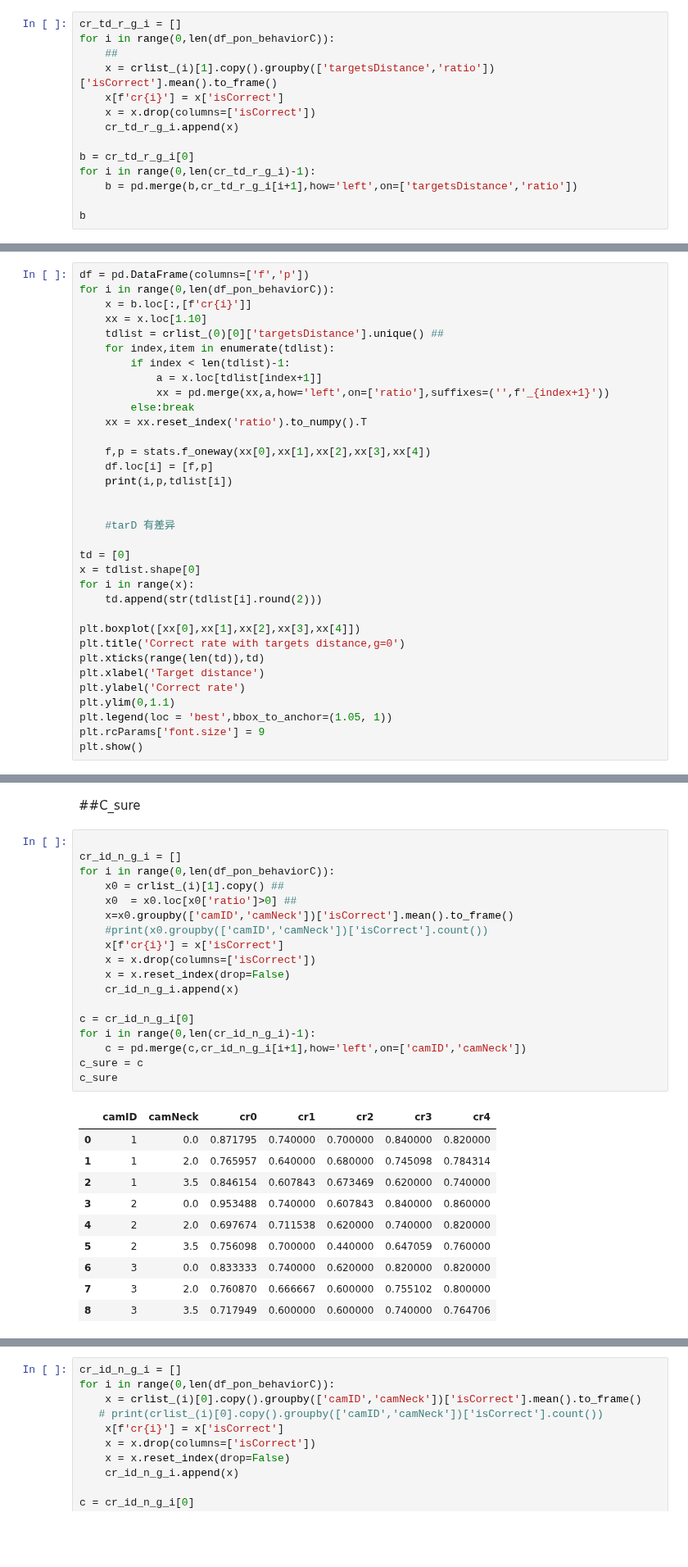
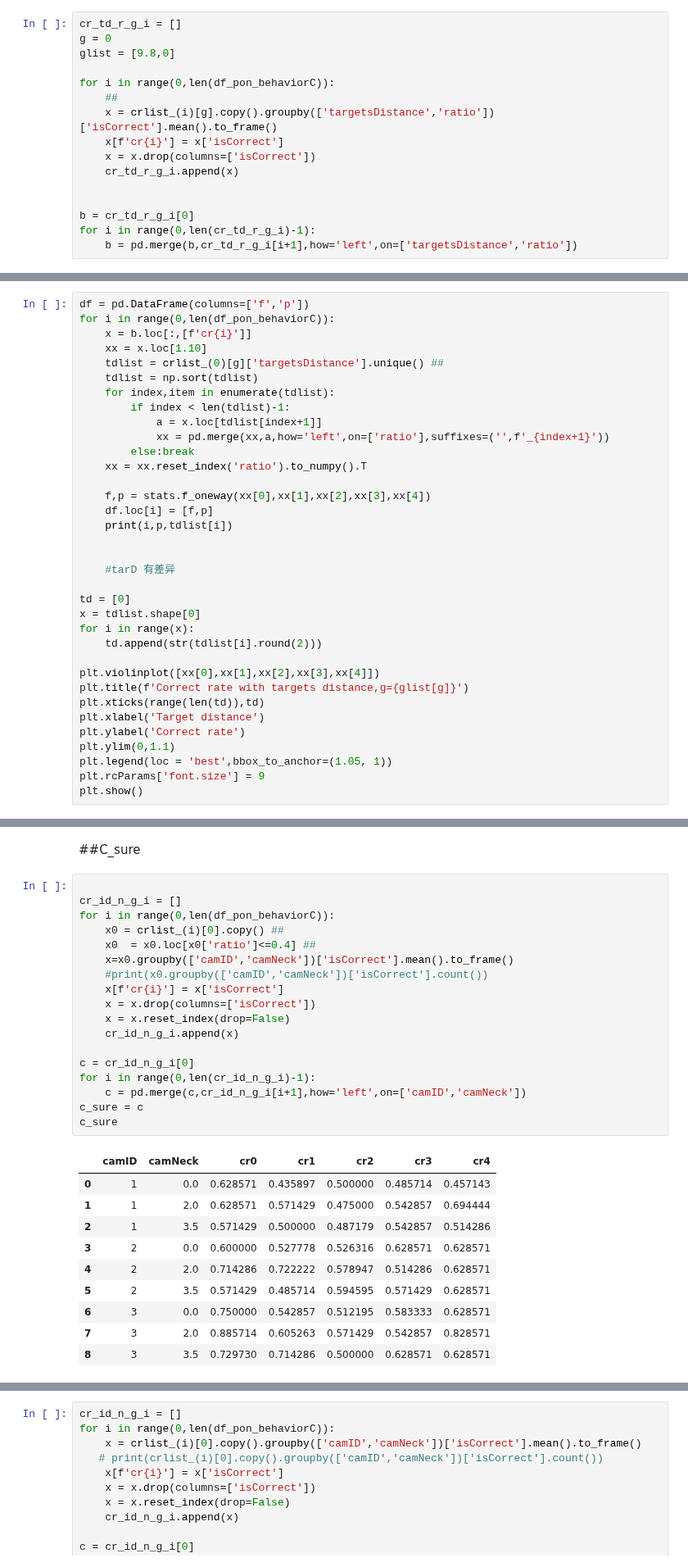
Before and after one commit to ZHTis/count, a Jupyter notebook: datacolin/datacolin.ipynb, the cells around one changed output, grey strips where cells are left out. Shown at 82% size. Cells and saved outputs as stored; diff of their text form; blank space fills up the shorter version.

```diff
--- a/datacolin/datacolin.ipynb
+++ b/datacolin/datacolin.ipynb
@@ -643,15 +643,17 @@ e
 |  | 1.00 | 0.933333 | 0.800000 | 0.866667 | 0.933333 | 0.866667 |
 # %%
 cr_td_r_g_i = []
+g = 0
+glist = [9.8,0]
+
 for i in range(0,len(df_pon_behaviorC)):
     ##
-    x = crlist_(i)[1].copy().groupby(['targetsDistance','ratio'])['isCorrect'].mean().to_frame()
+    x = crlist_(i)[g].copy().groupby(['targetsDistance','ratio'])['isCorrect'].mean().to_frame()
     x[f'cr{i}'] = x['isCorrect']
     x = x.drop(columns=['isCorrect'])
     cr_td_r_g_i.append(x)
 
+
 b = cr_td_r_g_i[0]
 for i in range(0,len(cr_td_r_g_i)-1):
     b = pd.merge(b,cr_td_r_g_i[i+1],how='left',on=['targetsDistance','ratio'])
-
-b
@@ -679,7 +662,8 @@ df = pd.DataFrame(columns=['f','p'])
 for i in range(0,len(df_pon_behaviorC)):
     x = b.loc[:,[f'cr{i}']]
     xx = x.loc[1.10]
-    tdlist = crlist_(0)[0]['targetsDistance'].unique() ##
+    tdlist = crlist_(0)[g]['targetsDistance'].unique() ##
+    tdlist = np.sort(tdlist)
     for index,item in enumerate(tdlist):
         if index < len(tdlist)-1:
             a = x.loc[tdlist[index+1]]
@@ -699,8 +683,8 @@ x = tdlist.shape[0]
 for i in range(x):
     td.append(str(tdlist[i].round(2)))
 
-plt.boxplot([xx[0],xx[1],xx[2],xx[3],xx[4]])
-plt.title('Correct rate with targets distance,g=0')
+plt.violinplot([xx[0],xx[1],xx[2],xx[3],xx[4]])
+plt.title(f'Correct rate with targets distance,g={glist[g]}')
 plt.xticks(range(len(td)),td)
 plt.xlabel('Target distance')
 plt.ylabel('Correct rate')
@@ -784,32 +768,32 @@ print(f,p)
 # %%
 
 cr_id_n_g_i = []
 for i in range(0,len(df_pon_behaviorC)):
-    x0 = crlist_(i)[1].copy() ##
-    x0  = x0.loc[x0['ratio']>0] ##
+    x0 = crlist_(i)[0].copy() ##
+    x0  = x0.loc[x0['ratio']<=0.4] ##
     x=x0.groupby(['camID','camNeck'])['isCorrect'].mean().to_frame()
     #print(x0.groupby(['camID','camNeck'])['isCorrect'].count())
     x[f'cr{i}'] = x['isCorrect']
     x = x.drop(columns=['isCorrect'])
     x = x.reset_index(drop=False)
     cr_id_n_g_i.append(x)
 
 c = cr_id_n_g_i[0]
 for i in range(0,len(cr_id_n_g_i)-1):
     c = pd.merge(c,cr_id_n_g_i[i+1],how='left',on=['camID','camNeck'])
 c_sure = c
 c_sure
 # %% [output]
 |  | camID | camNeck | cr0 | cr1 | cr2 | cr3 | cr4 |
-| 0 | 1 | 0.0 | 0.871795 | 0.740000 | 0.700000 | 0.840000 | 0.820000 |
-| 1 | 1 | 2.0 | 0.765957 | 0.640000 | 0.680000 | 0.745098 | 0.784314 |
-| 2 | 1 | 3.5 | 0.846154 | 0.607843 | 0.673469 | 0.620000 | 0.740000 |
-| 3 | 2 | 0.0 | 0.953488 | 0.740000 | 0.607843 | 0.840000 | 0.860000 |
-| 4 | 2 | 2.0 | 0.697674 | 0.711538 | 0.620000 | 0.740000 | 0.820000 |
-| 5 | 2 | 3.5 | 0.756098 | 0.700000 | 0.440000 | 0.647059 | 0.760000 |
-| 6 | 3 | 0.0 | 0.833333 | 0.740000 | 0.620000 | 0.820000 | 0.820000 |
-| 7 | 3 | 2.0 | 0.760870 | 0.666667 | 0.600000 | 0.755102 | 0.800000 |
-| 8 | 3 | 3.5 | 0.717949 | 0.600000 | 0.600000 | 0.740000 | 0.764706 |
+| 0 | 1 | 0.0 | 0.628571 | 0.435897 | 0.500000 | 0.485714 | 0.457143 |
+| 1 | 1 | 2.0 | 0.628571 | 0.571429 | 0.475000 | 0.542857 | 0.694444 |
+| 2 | 1 | 3.5 | 0.571429 | 0.500000 | 0.487179 | 0.542857 | 0.514286 |
+| 3 | 2 | 0.0 | 0.600000 | 0.527778 | 0.526316 | 0.628571 | 0.628571 |
+| 4 | 2 | 2.0 | 0.714286 | 0.722222 | 0.578947 | 0.514286 | 0.628571 |
+| 5 | 2 | 3.5 | 0.571429 | 0.485714 | 0.594595 | 0.571429 | 0.628571 |
+| 6 | 3 | 0.0 | 0.750000 | 0.542857 | 0.512195 | 0.583333 | 0.628571 |
+| 7 | 3 | 2.0 | 0.885714 | 0.605263 | 0.571429 | 0.542857 | 0.828571 |
+| 8 | 3 | 3.5 | 0.729730 | 0.714286 | 0.500000 | 0.628571 | 0.628571 |
 # %%
 
 cr_cams = c_sure.drop(columns=['camNeck','camID']).to_numpy()
```
Also changed, not shown: parts of 5 cells of this notebook, 1 other file.
